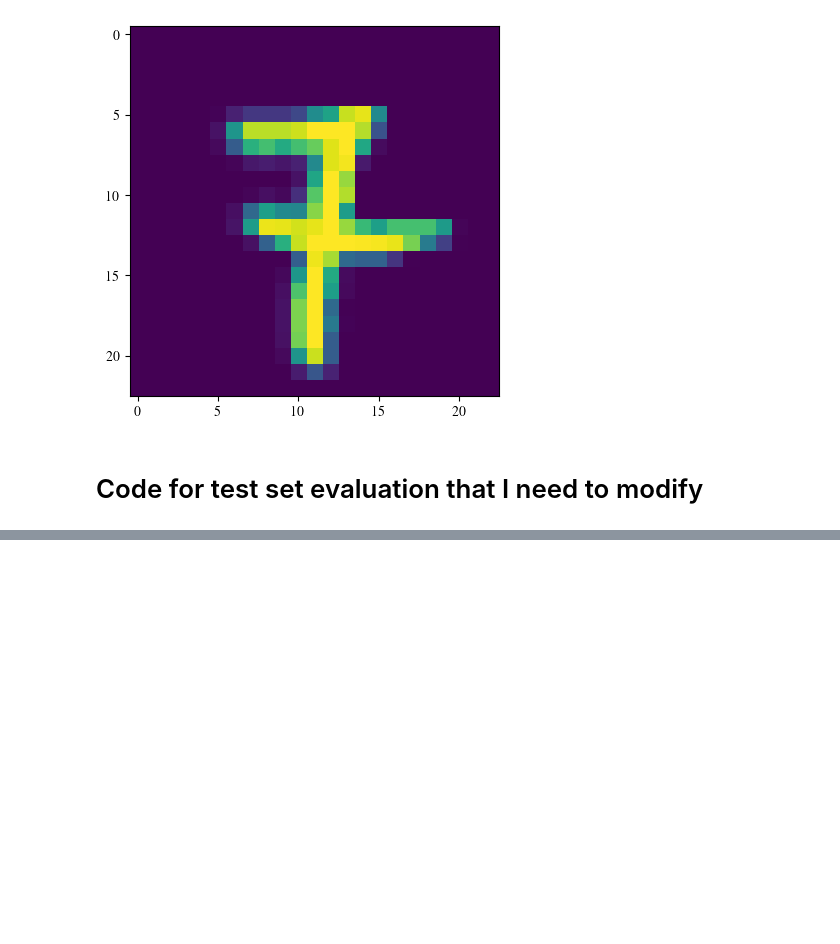
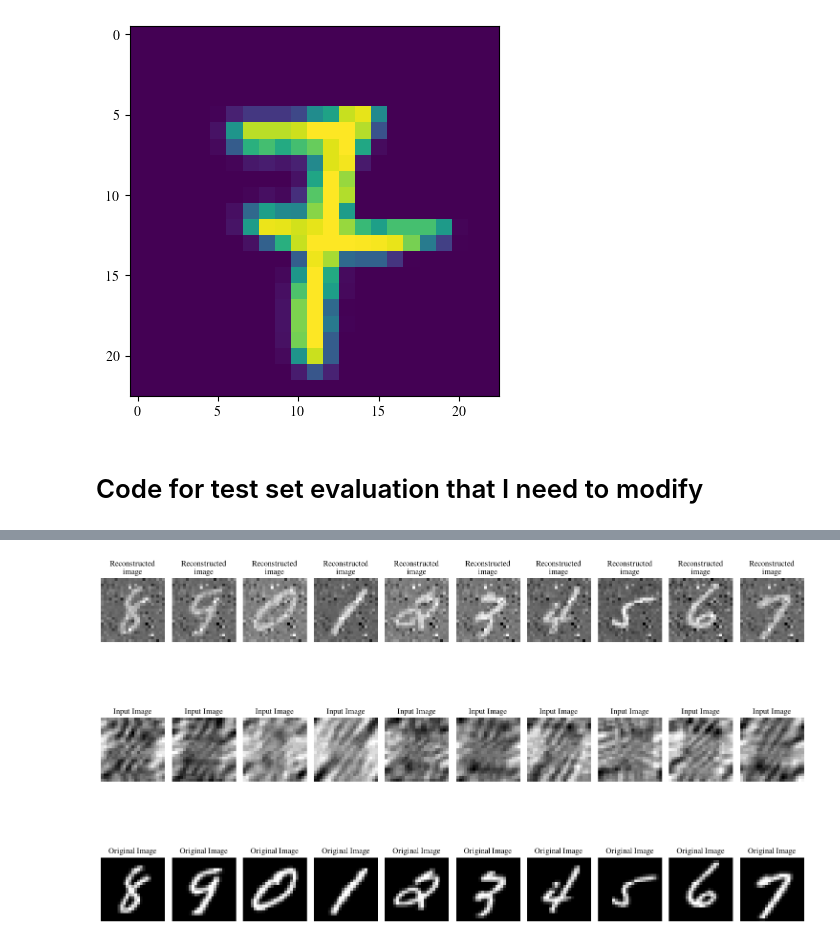
Before and after one commit to jornelasmunoz/UCM_Undergraduate_Research, a Jupyter notebook: jornelasmunoz/notebooks/Image Reconstruction Model.ipynb, the cells around one changed output, grey strips where cells are left out. Cells and saved outputs as stored; diff of their text form; code cells hidden in the pictures; blank space fills up the shorter version.

Commit message:
made a test outputs dict into dataframe. Saving befoe I break it by also saving digit label

```diff
--- a/jornelasmunoz/notebooks/Image Reconstruction Model.ipynb
+++ b/jornelasmunoz/notebooks/Image Reconstruction Model.ipynb
@@ -37,7 +37,7 @@ Using path =  /Users/jocelynornelas/iCloud Drive (Archive)/Desktop/UC Merced/Res
 plt.rcParams.update({
     "text.usetex": True,
     "font.family": "Times", #"Computer Modern Serif"
-    #"figure.figsize" : [15,10],
+    "figure.figsize" : [15,10],
 })
 # %%
 device = "cuda" if torch.cuda.is_available() else "cpu"
@@ -449,0 +379,46 @@ plt.show()
+# %%
+# Plotting reconstructed images
+# Initializing subplot counter
+counter = 1
+val = test_outputs['pred'].detach().numpy()
+
+# Plotting first 10 images of the batch
+for idx in range(10):
+    plt.subplot(3, 10, counter)
+    plt.title("Reconstructed \n image")
+    plt.imshow(val[idx].reshape(model.img_size, model.img_size), cmap='gray')
+    plt.axis('off')
+
+    # Incrementing subplot counter
+    counter += 1
+
+# Plotting original images
+
+# Plotting first 10 images
+for idx in range(10):
+    val = test_outputs['img']
+    plt.subplot(3, 10, counter)
+    plt.imshow(val[idx].reshape(model.img_size, model.img_size), cmap='gray')
+    plt.title("Input Image")
+    plt.axis('off')
+
+    # Incrementing subplot counter
+    counter += 1
+
+# Plotting label images
+
+# Plotting first 10 images
+for idx in range(10):
+    val = test_outputs['label']
+    plt.subplot(3, 10, counter)
+    plt.imshow(val[idx].reshape(model.img_size, model.img_size), cmap='gray')
+    plt.title("Original Image")
+    plt.axis('off')
+
+    # Incrementing subplot counter
+    counter += 1
+
+plt.tight_layout()
+plt.show()
+# %% [output]
+[figure, new version]
```
Also changed, not shown: parts of 6 cells of this notebook.
